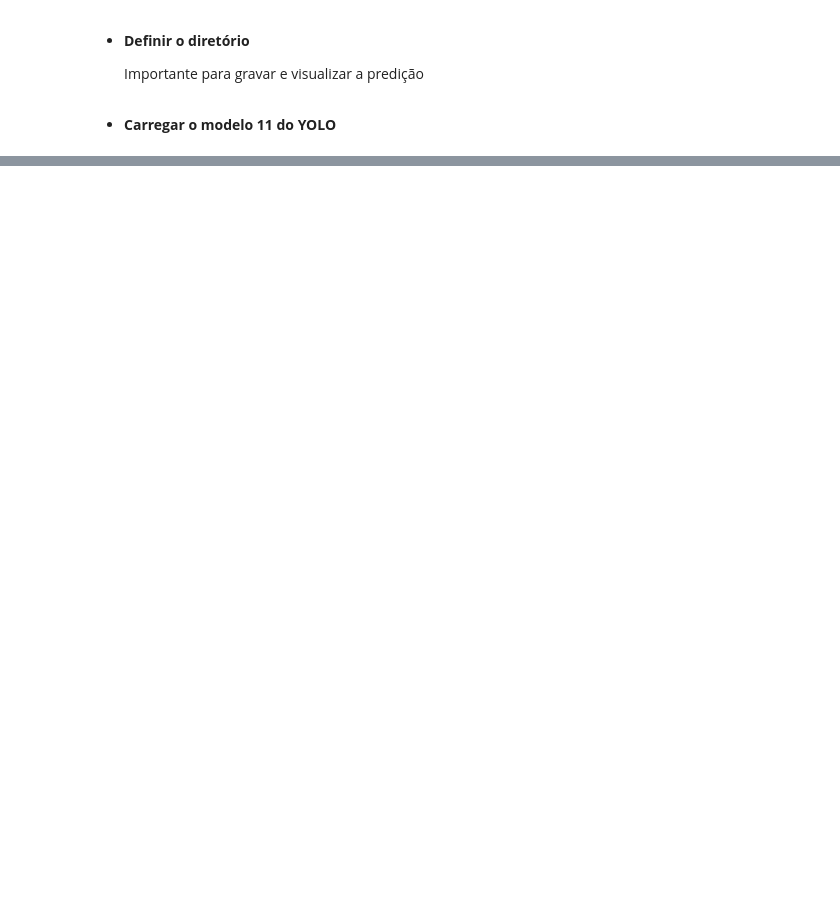
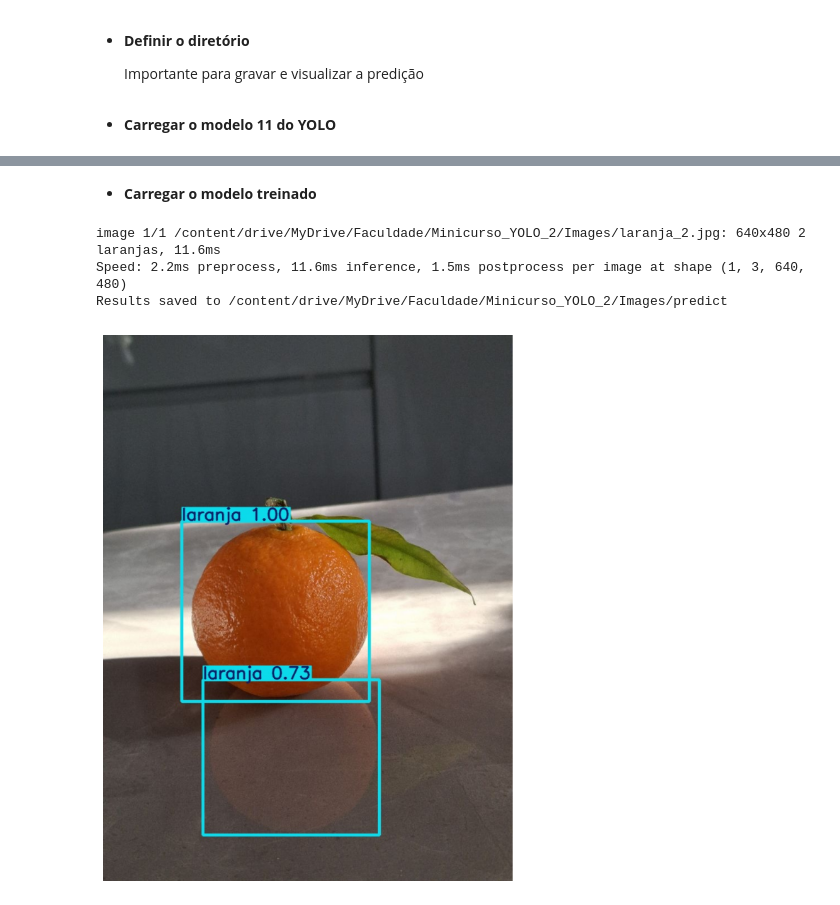
Before and after one commit to filipeferroc/Minicurso-YOLO, a Jupyter notebook: Demonstracao_minicurso_YOLO.ipynb, the cells around one changed output, grey strips where cells are left out. Drawn from its saved outputs; the diff is of its cells as text; code cells hidden in the pictures; blank space fills up the shorter version.

```diff
--- a/Demonstracao_minicurso_YOLO.ipynb
+++ b/Demonstracao_minicurso_YOLO.ipynb
@@ -104,0 +172,2 @@ plt.show()
+# %% [markdown]
+* **Carregar o modelo treinado**
@@ -104,0 +176,36 @@ plt.show()
+# %%
+# Imagem
+
+name_img = 'laranja_2.jpg'
+# %%
+# CAMINHO DA IMAGEM PARA REALIZAR A PREDIÇÃO
+
+image_path = project + name_img
+
+
+results = model.predict(
+    source=image_path,
+    save=True,
+    project=project,          # Define a pasta base no Drive
+    exist_ok=True             # Só cria a pasta "predict" se ela não existir
+)
+# %% [output]
+image 1/1 /content/drive/MyDrive/Faculdade/Minicurso_YOLO_2/Images/laranja_2.jpg: 640x480 2 laranjas, 11.6ms
+Speed: 2.2ms preprocess, 11.6ms inference, 1.5ms postprocess per image at shape (1, 3, 640, 480)
+Results saved to /content/drive/MyDrive/Faculdade/Minicurso_YOLO_2/Images/predict
+# %%
+from PIL import Image
+import matplotlib.pyplot as plt
+import matplotlib.image as mpimg
+
+path_predict = project + '/predict/' + name_img
+
+img = Image.open(os.path.join(project, path_predict))
+image = mpimg.imread(path_predict)
+
+plt.figure(figsize=(10, 10))
+plt.imshow(img)
+plt.axis('off')
+plt.show()
+# %% [output]
+[figure, added]
```
Also changed, not shown: parts of 19 cells of this notebook.
